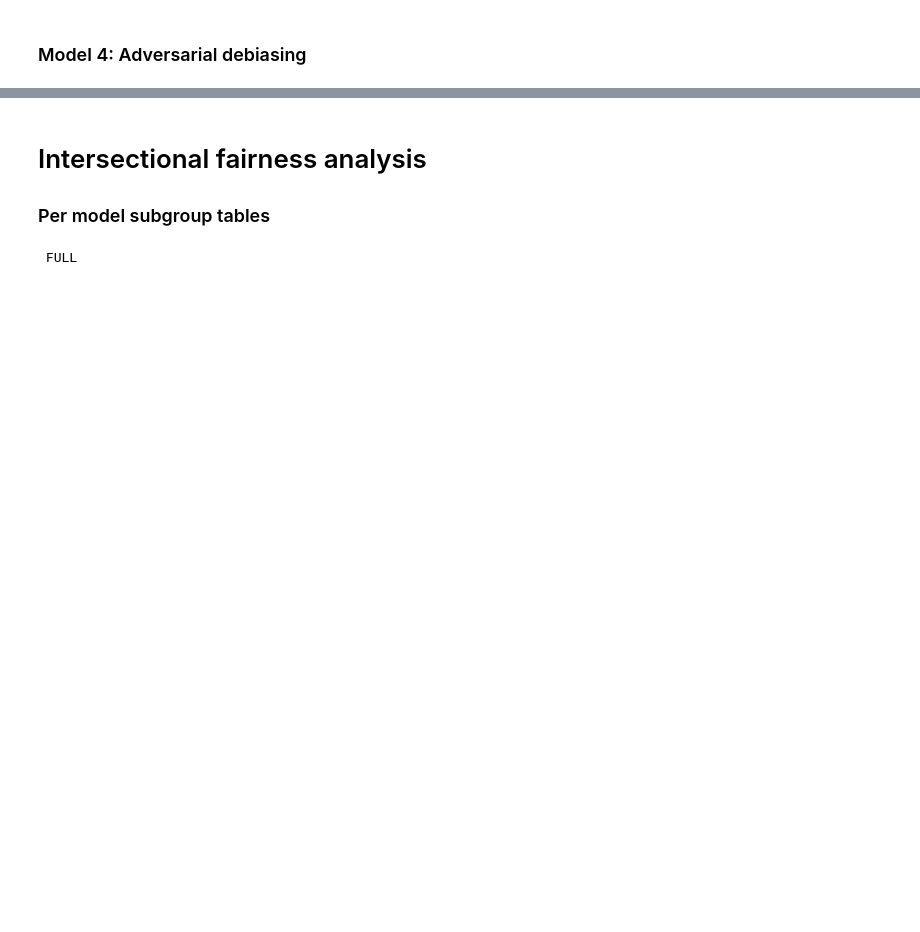
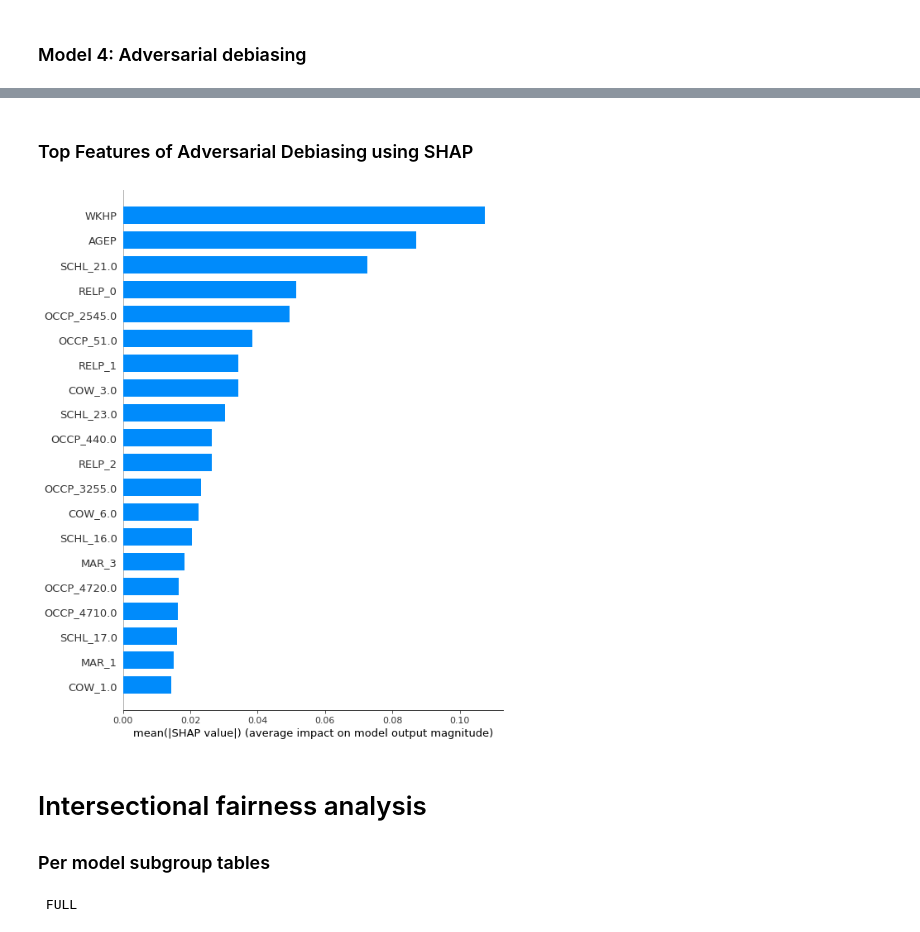
Before and after one commit to Kangerooh/HCML, a Jupyter notebook: HCML_Project.ipynb, the cells around one changed output, grey strips where cells are left out. Drawn from its saved outputs; the diff is of its cells as text; code cells hidden in the pictures; blank space fills up the shorter version.

Commit message:
added SHAP for adversarial

```diff
--- a/HCML_Project.ipynb
+++ b/HCML_Project.ipynb
@@ -605,3 +613,19 @@ evaluate_performance(y_test, y_pred4, sex_test, race_test)
+# %% [markdown]
+### Top Features of Adversarial Debiasing using SHAP
+# %%
+import shap
+
+def predict_adversarial(X_array):
+    return mitigator.predict(X_array)
+
+background_data = shap.sample(X_train_df.drop(columns=['SEX']), 100)
+explainer = shap.KernelExplainer(predict_adversarial, background_data)
+
+shap_values = explainer.shap_values(X_test_df.drop(columns=['SEX'])[:10])
+
+shap.summary_plot(shap_values, X_test_df.drop(columns=['SEX'])[:10], plot_type="bar")
+# %% [output]
+[figure, added]
 # %% [markdown]
 # Intersectional fairness analysis
 ### Per model subgroup tables
```
Also changed, not shown: parts of 12 cells of this notebook.
